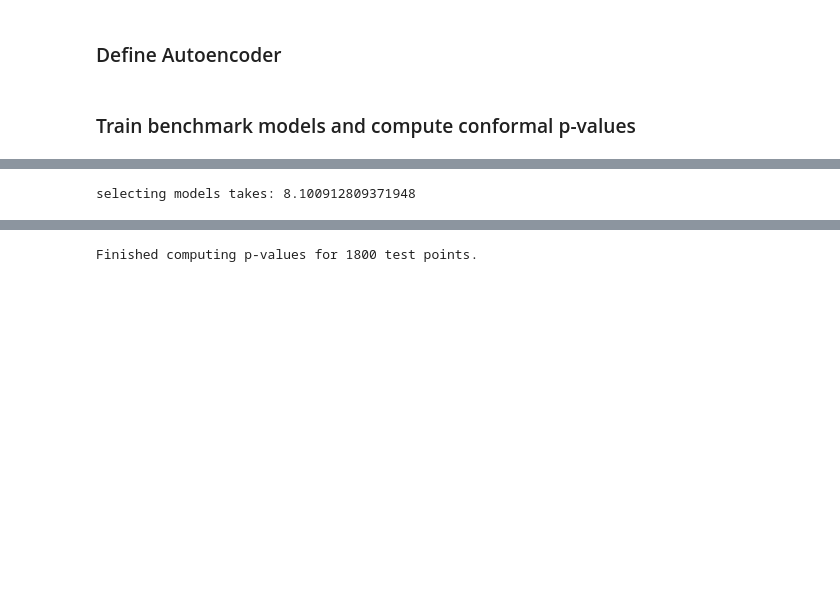
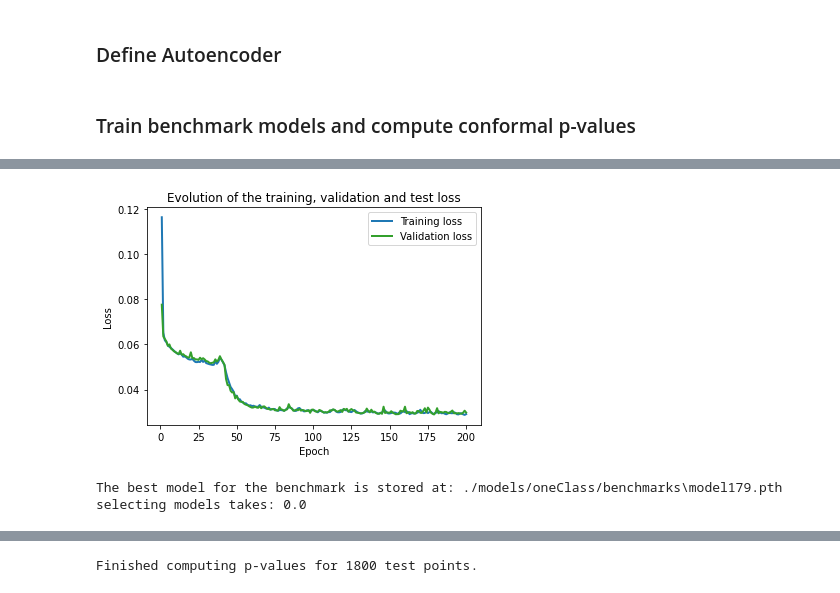
Before and after one commit to ZiyiLiang/Conformalized_early_stopping, a Jupyter notebook: notebook_examples/Conformalized Early Stopping.ipynb, the cells around one changed output, grey strips where cells are left out. Cells and saved outputs as stored; diff of their text form; code cells hidden in the pictures; blank space fills up the shorter version.

```diff
--- a/notebook_examples/Conformalized Early Stopping.ipynb
+++ b/notebook_examples/Conformalized Early Stopping.ipynb
@@ -323,12 +327,18 @@ Training done! A list of 10 models saved.
+# %%
+plot_loss(CES_oc_bm.train_loss_history, CES_oc_bm.val_loss_history)
+# %% [output]
+[figure, added]
 # %%
 import time
 
 # Pick the best model for each test point
 start = time.time()
-best_loss_bm, best_model_bm, test_val_loss_history_bm = CES_oc_bm.select_model(inputs)
+best_loss_bm, best_model_bm, val_loss_history_bm = CES_oc_bm.select_model()
+print('The best model for the benchmark is stored at:', best_model_bm)
 print('selecting models takes:', time.time()-start)
 # %% [output]
-selecting models takes: 8.100912809371948
+The best model for the benchmark is stored at: ./models/oneClass/benchmarks\model179.pth
+selecting models takes: 0.0
 # %%
 from inference import Conformal_PVals
 
```
Also changed, not shown: parts of 34 cells of this notebook, 6 other files.
